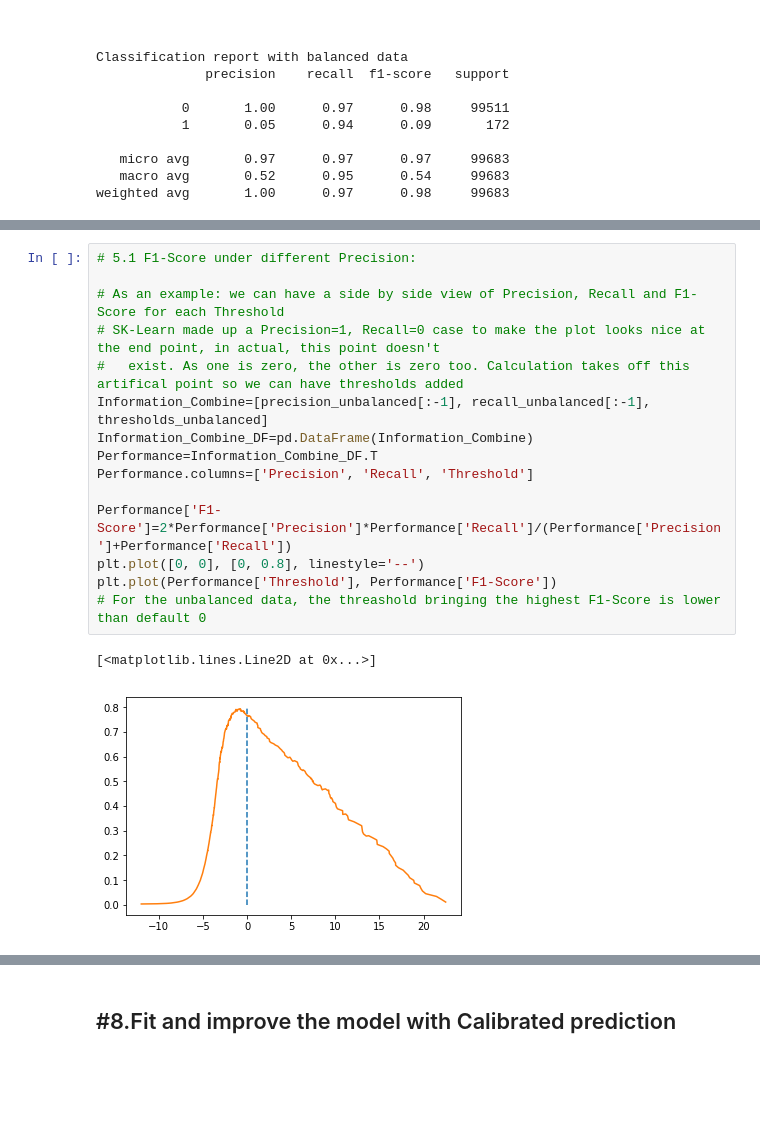
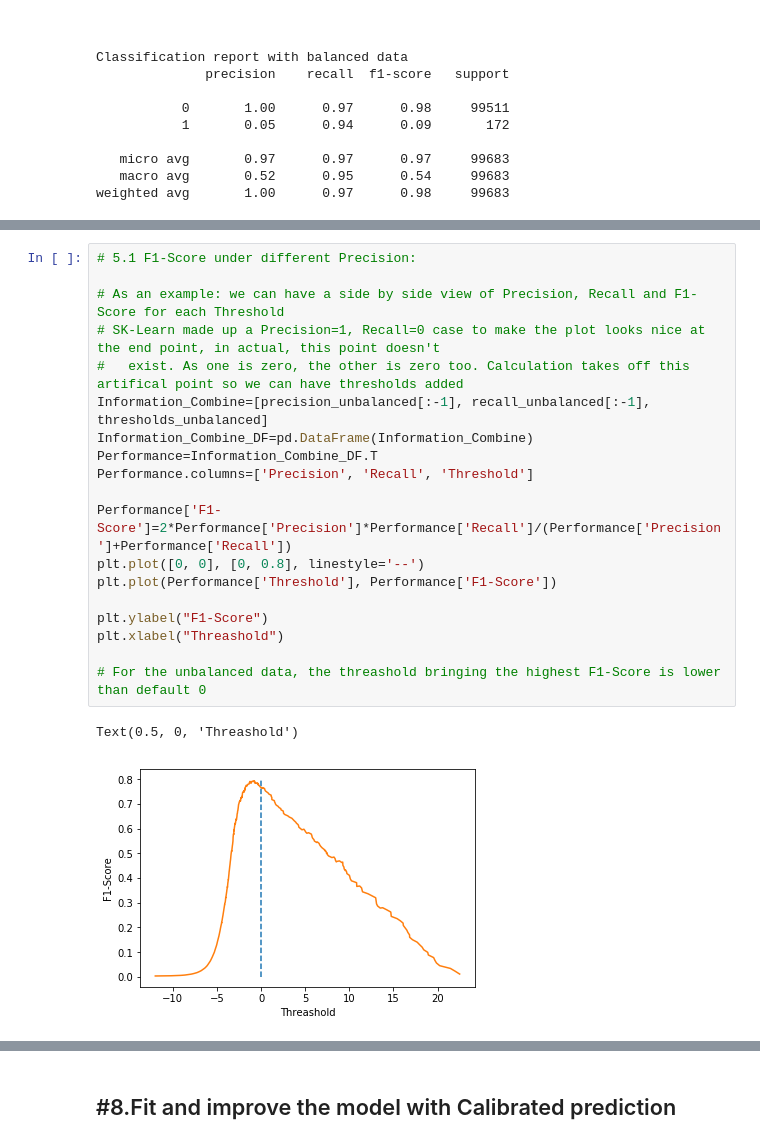
Before and after one commit to YuLiu83/Data-Balancing-and-Model-Calibration-with-Logistic-Regression, a Jupyter notebook: (Un-)Balanced, (Un-)Calibrated Logistic Regression Model Comparison.ipynb, the cells around one changed output, grey strips where cells are left out. Drawn from its saved outputs; the diff is of its cells as text; blank space fills up the shorter version.

```diff
--- a/(Un-)Balanced, (Un-)Calibrated Logistic Regression Model Comparison.ipynb
+++ b/(Un-)Balanced, (Un-)Calibrated Logistic Regression Model Comparison.ipynb
@@ -256,21 +281,25 @@ Average Precision Balanced:
 # %%
 # 5.1 F1-Score under different Precision:
 
 # As an example: we can have a side by side view of Precision, Recall and F1-Score for each Threshold
 # SK-Learn made up a Precision=1, Recall=0 case to make the plot looks nice at the end point, in actual, this point doesn't
 #   exist. As one is zero, the other is zero too. Calculation takes off this artifical point so we can have thresholds added
 Information_Combine=[precision_unbalanced[:-1], recall_unbalanced[:-1], thresholds_unbalanced]
 Information_Combine_DF=pd.DataFrame(Information_Combine)
 Performance=Information_Combine_DF.T
 Performance.columns=['Precision', 'Recall', 'Threshold']
 
 Performance['F1-Score']=2*Performance['Precision']*Performance['Recall']/(Performance['Precision']+Performance['Recall'])
 plt.plot([0, 0], [0, 0.8], linestyle='--')
 plt.plot(Performance['Threshold'], Performance['F1-Score'])
+
+plt.ylabel("F1-Score")
+plt.xlabel("Threashold")
+
 # For the unbalanced data, the threashold bringing the highest F1-Score is lower than default 0
 # %% [output]
-[<matplotlib.lines.Line2D at 0x...>]
+Text(0.5, 0, 'Threashold')
-[figure, old version]
+[figure, new version]
 # %%
 # For the balanced case
 Information_Combine=[precision_balanced[:-1], recall_balanced[:-1], thresholds_balanced]
```
Also changed, not shown: parts of 8 cells of this notebook.
